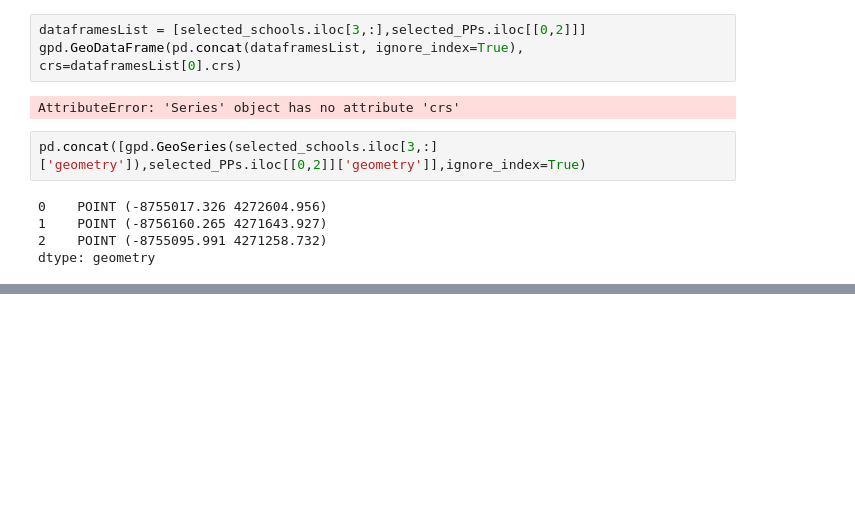
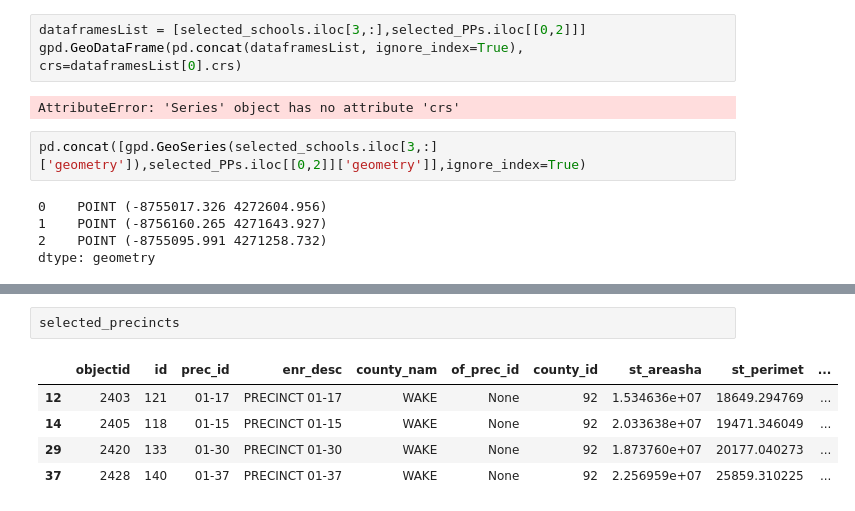
Before and after one commit to mingrkang/conda, a Jupyter notebook: optimization test.ipynb, the cells around one changed output, grey strips where cells are left out. Saved outputs shown, nothing was run; the diff lists cells and outputs as text; blank space fills up the shorter version.

```diff
--- a/optimization test.ipynb
+++ b/optimization test.ipynb
@@ -989,0 +1393,8 @@ dtype: geometry
+# %%
+selected_precincts
+# %% [output]
+|  | objectid | id | prec_id | enr_desc | county_nam | of_prec_id | county_id | st_areasha | st_perimet | ... |
+| 12 | 2403 | 121 | 01-17 | PRECINCT 01-17 | WAKE | None | 92 | 1.534636e+07 | 18649.294769 | ... |
+| 14 | 2405 | 118 | 01-15 | PRECINCT 01-15 | WAKE | None | 92 | 2.033638e+07 | 19471.346049 | ... |
+| 29 | 2420 | 133 | 01-30 | PRECINCT 01-30 | WAKE | None | 92 | 1.873760e+07 | 20177.040273 | ... |
+| 37 | 2428 | 140 | 01-37 | PRECINCT 01-37 | WAKE | None | 92 | 2.256959e+07 | 25859.310225 | ... |
```
Also changed, not shown: parts of 15 cells of this notebook, 5 other files.
